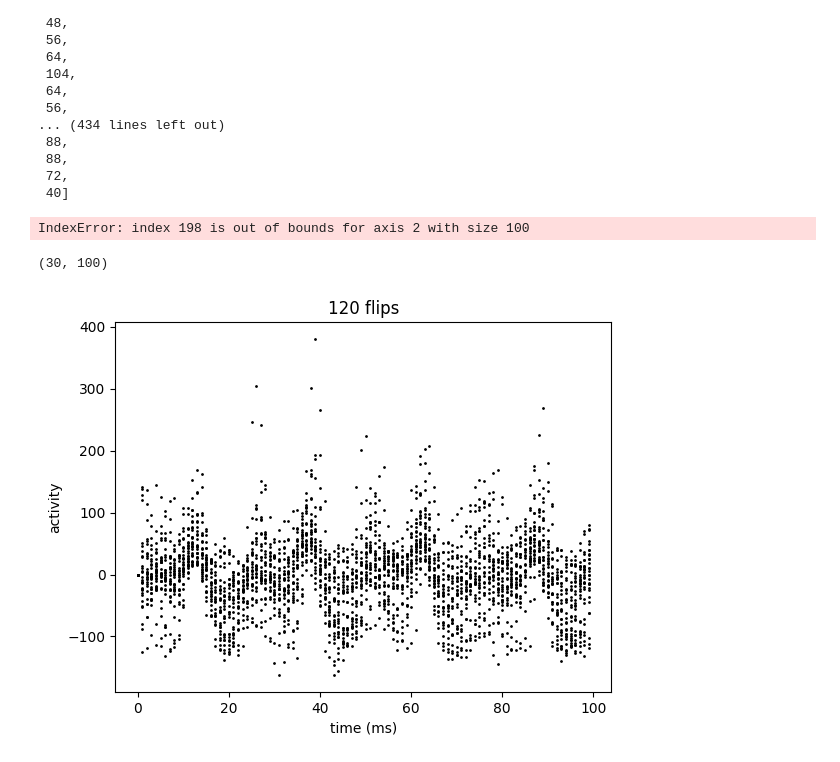
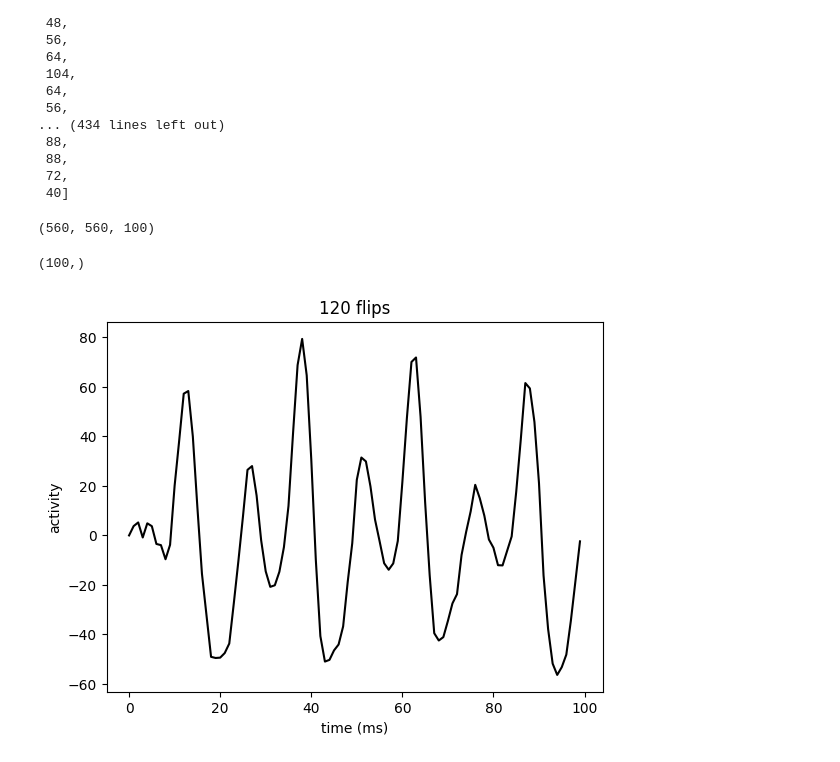
Before and after one commit to paschamatveev/wfOptoProject, a Jupyter notebook: wf + opto/led_oscillations.ipynb, the cells around one changed output. Saved outputs shown, nothing was run; the diff lists cells and outputs as text; code cells hidden in the pictures.

Commit message:
freqs

```diff
--- a/wf + opto/led_oscillations.ipynb
+++ b/wf + opto/led_oscillations.ipynb
@@ -131,15 +137,10 @@ stimFreqs
 # %%
 # create a graph for freq of 64 (32?) i guess
 
-# indexes where the freq is 64
-index64 = [i for i,x in enumerate(stimFreqs) if x == 120]
-#find startTimes where its 64
+# indexes where the freq is x
+index64 = [i for i,x in enumerate(stimFreqs) if x == 8]
+#find startTimes where its x
 startTimes64 = startTimes[index64]
-#find activity where its 64
-
-# activity64 = tToWf([x+2 for x in startTimes64])
-# video = spatial @ activity64
-# video = video.reshape(560, 560, -1)
 # %%
 allVideos = []
 for time in startTimes64:
@@ -165,50 +160,27 @@ video.shape
-# %%
-# n_col=5
-# n_row=10
-# f = plt.figure(figsize=(n_col*3, n_row*3))
-# gs = mpl.gridspec.GridSpec(n_row, n_col)
-# clim = np.percentile(allVideos,(2,99.9))
-
-# for i in range(50):
-#     ax = plt.subplot(gs[i])
-#     brain=plt.imshow(video[:, :, i*2], clim = np.percentile(video, (2, 99.9)), cmap='bwr')
-#     plt.colorbar(brain)
-
-# f.tight_layout()
-
-plt.imshow(video[:, :, i*2], clim = np.percentile(video, (2, 99.9)), cmap='bwr')
-ax = plt.gca()
-
-# Create a Rectangle patch
-rect = Rectangle((100,380),120,120,linewidth=1,edgecolor='r',facecolor='none')
-
-# Add the patch to the Axes
-ax.add_patch(rect)
-# %% [output]
-IndexError: index 198 is out of bounds for axis 2 with size 100
+# %%
+allVideos=np.mean(allVideos,axis=0)
+print(allVideos.shape)
+# %% [output]
+(560, 560, 100)
 # %%
 # plot pixel activity in this area? average a set of pixels
 # plain ol pixel activity over timecourse
-vc = []
-# array of activities
-
-for condition in allVideos:
-    trialAvgs = []
-    for i in range(100):
-        ROI = np.mean(condition[380:500,120:220,i])
-        trialAvgs.append(ROI)
-    vc.append(trialAvgs)
-vc = np.array(vc)
+vc = np.mean(allVideos[380:500,120:220,:],axis=(0,1))
+# vc = []
+# for condition in allVideos:
+#     trialAvgs=[]
+#     trialAvgs = np.mean(condition[380:500, 120:220,:], axis=(0, 1))
+#     vc.append(trialAvgs)
+# vc = np.array(vc)
-# %%
-vc.shape
-# %% [output]
-(30, 100)
+# %%
+vc.shape
+# %% [output]
+(100,)
 # %%
-for stim in vc:
-   plt.plot(stim,'o',markersize=1,color='black')
+plt.plot(vc,color='black')
 plt.xlabel('time (ms)')
 plt.ylabel('activity')
 plt.title('120 flips')
 plt.show()
 # %% [output]
-[figure, old version]
+[figure, new version]
```
Also changed, not shown: parts of 11 cells of this notebook.
